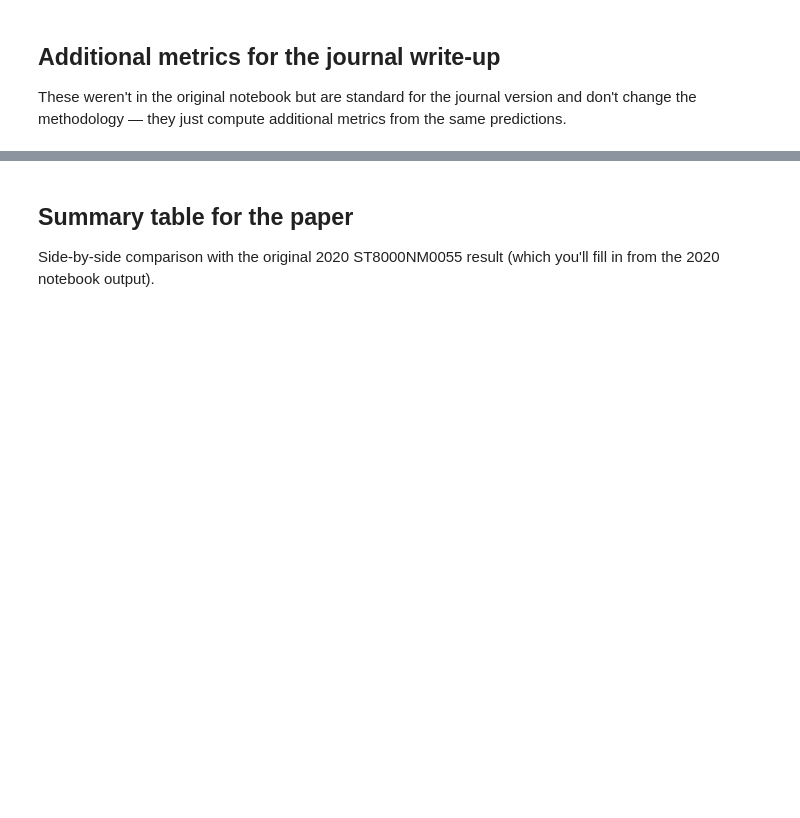
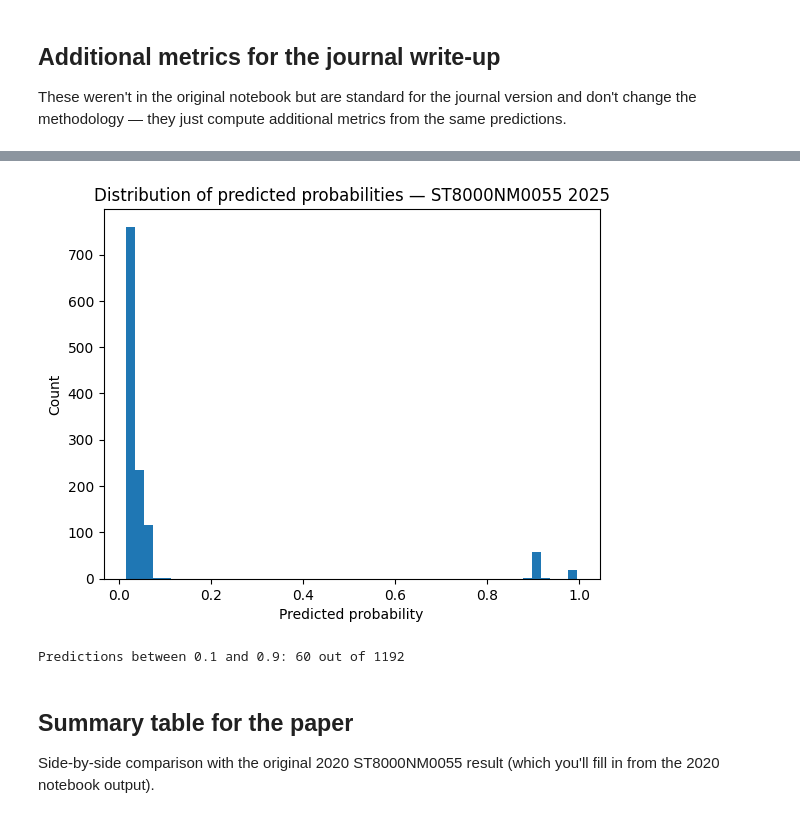
Before and after one commit to dannielabutu/Prediction-of-Failure-Using-LSTM, a Jupyter notebook: Notebooks/LSTM_validation_2025_ST8000NM0055.ipynb, the cells around one changed output, grey strips where cells are left out. Drawn from its saved outputs; the diff is of its cells as text; code cells hidden in the pictures; blank space fills up the shorter version.

```diff
--- a/Notebooks/LSTM_validation_2025_ST8000NM0055.ipynb
+++ b/Notebooks/LSTM_validation_2025_ST8000NM0055.ipynb
@@ -836,0 +871,18 @@ plt.show()
+# %%
+from sklearn.metrics import precision_score, recall_score, f1_score
+import numpy as np
+
+# y_pred_proba already exists from your LSTM evaluation
+# Try thresholds between 0.3 and 0.9
+thresholds = np.arange(0.3, 0.91, 0.05)
+
+print(f"{'Threshold':>10} {'Precision(1)':>13} "
+      f"{'Recall(1)':>10} {'F1(1)':>7}")
+print("-" * 45)
+
+for t in thresholds:
+    y_pred_t = (y_pred_proba > t).astype(int).flatten()
+    p = precision_score(y_test_reshaped, y_pred_t, zero_division=0)
+    r = recall_score(y_test_reshaped, y_pred_t, zero_division=0)
+    f = f1_score(y_test_reshaped, y_pred_t, zero_division=0)
+    print(f"{t:>10.2f} {p:>13.3f} {r:>10.3f} {f:>7.3f}")
@@ -837,3 +905,17 @@ plt.show()
+# %%
+import matplotlib.pyplot as plt
+plt.hist(y_pred_proba, bins=50)
+plt.xlabel('Predicted probability')
+plt.ylabel('Count')
+plt.title('Distribution of predicted probabilities — ST8000NM0055 2025')
+plt.show()
+
+# Also print how many fall in the middle band
+middle = ((y_pred_proba > 0.1) & (y_pred_proba < 0.9)).sum()
+print(f"Predictions between 0.1 and 0.9: {middle} out of {len(y_pred_proba)}")
+# %% [output]
+[figure, added]
+Predictions between 0.1 and 0.9: 60 out of 1192
 # %% [markdown]
 ## Summary table for the paper
 
```
Also changed, not shown: parts of 23 cells of this notebook.
